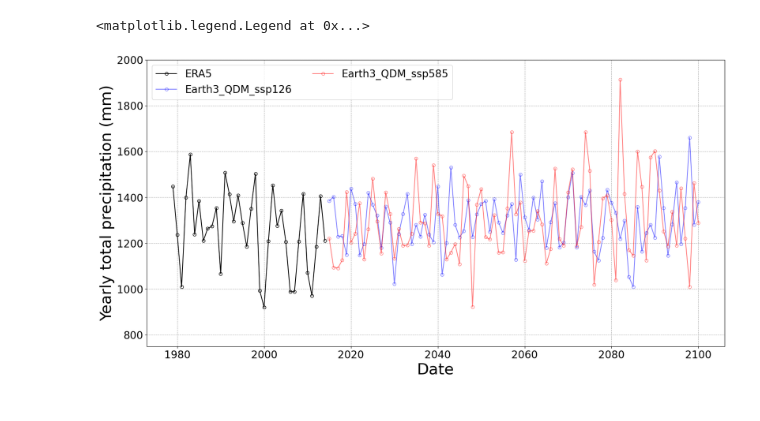
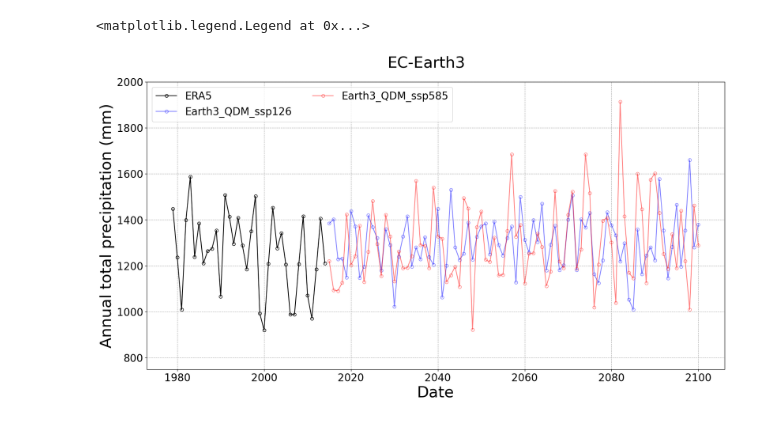
Before and after one commit to oybcst/Climate_data, a Jupyter notebook: Downscaled and bias corrected GCM data.ipynb, the cells around one changed output. Cells and saved outputs as stored; diff of their text form; code cells hidden in the pictures.

```diff
--- a/Downscaled and bias corrected GCM data.ipynb
+++ b/Downscaled and bias corrected GCM data.ipynb
@@ -130,23 +411,24 @@ Earth3_pr_ssp585_yearly_area_mean=np.mean(Earth3_pr_ssp585_yearly.values, axis=(
 # %%
+# demostrate annual total time series for historical, ssp126 and ssp585
 import matplotlib.pyplot as plt
 names=[np.datetime64(u,'Y') for u in pr_hist_yearly.time.data]
 names_ssp=[np.datetime64(u,'Y') for u in Earth3_pr_ssp126_yearly.time.data]
 fig, ax = plt.subplots(figsize=(20, 10))
-#fig.suptitle('Monthly Mean', fontsize=30, x=0.5, y=0.95)
+fig.suptitle('EC-Earth3', fontsize=30, x=0.5, y=0.95)
 plt.rcParams.update({'font.size': 20})
 ax.plot(names, pr_hist_yearly_area_mean, color='black', marker="o",mfc='none',label="ERA5")
 ax.plot(names_ssp, Earth3_pr_ssp126_yearly_area_mean, color='blue', marker="o", mfc='none',label="Earth3_QDM_ssp126", alpha=0.5)
 ax.plot(names_ssp, Earth3_pr_ssp585_yearly_area_mean, color='red',  marker="o",mfc='none',label="Earth3_QDM_ssp585", alpha=0.5)
 plt.xticks(rotation=0)
 plt.xlabel('Date', fontsize=30)
-plt.ylabel('Yearly total precipitation (mm)', fontsize=30)
+plt.ylabel('Annual total precipitation (mm)', fontsize=30)
 plt.grid(True, linestyle='--')
 plt.ylim(750, 2000)
 #plt.grid(linestyle = '--', linewidth = 0.5)
 ax.legend(ncol=2)
 #plt.show()
 
-#plt.savefig("/adapt/nobackup/people/fwang6/model3/Results/Daily sum in 2019 including qdm.jpg", bbox_inches='tight', dpi=300)
+#plt.savefig("Annual precipitation time series .jpg", bbox_inches='tight', dpi=300)
 # %% [output]
 <matplotlib.legend.Legend at 0x...>
-[figure, old version]
+[figure, new version]
```
Also changed, not shown: parts of 37 cells of this notebook.
